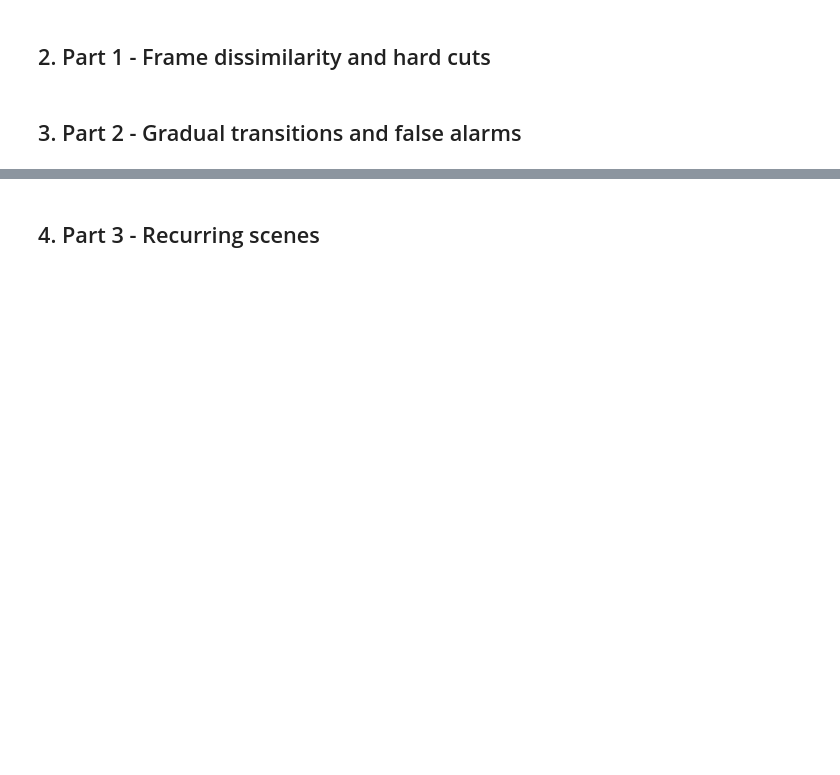
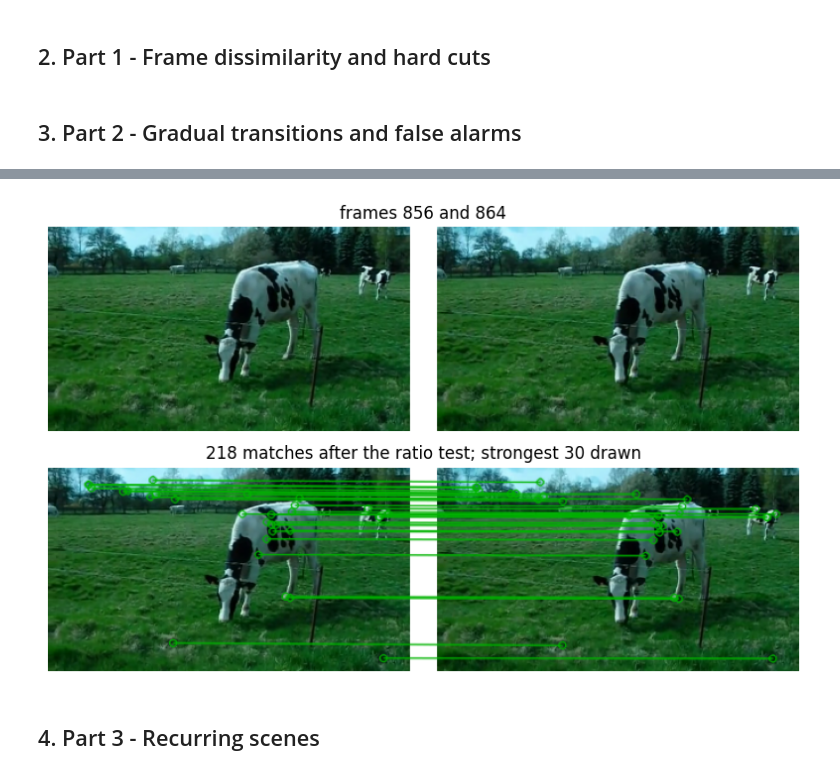
Before and after one commit to GuilhermeAQOS/CV2627, a Jupyter notebook: starter_code/73803_74514/report.ipynb, the cells around one changed output, grey strips where cells are left out. Cells and saved outputs as stored; diff of their text form; code cells hidden in the pictures; blank space fills up the shorter version.

```diff
--- a/starter_code/73803_74514/report.ipynb
+++ b/starter_code/73803_74514/report.ipynb
@@ -216,15 +216,3 @@ ecr            0.714     0.661   0.557 0.605
 ## 2. Part 1 - Frame dissimilarity and hard cuts
 # %% [markdown]
 ## 3. Part 2 - Gradual transitions and false alarms
-# %%
-import verification
-
-# Best grayscale result from part 1
-threshold = best_results["histogram"][0]
-
-signal = signals_by_video["dev_01"]["histogram"]
-frames = videos["dev_01"]
-candidates = np.where(signal > threshold)[0]
-
-kept = verification.verify_cuts(frames, candidates, gap=4, min_matches=20)
-print(kept)
@@ -233,3 +290,44 @@ print(kept)
+# %%
+name = "dev_01"
+gap = 4
+best_min = max(rows, key=lambda row: row[3])[0]
+candidates, match_num = match_list[name]
+rejected = candidates[match_num >= best_min]
+gt_cuts = np.array([t["start"] for t in ground_truth[name]["transitions"]])
+false_alarms = [int(t) for t in rejected if np.all(np.abs(gt_cuts - t) > 2)]
+t = false_alarms[0]
+
+frames = videos[name]
+good, kp_a, kp_b = verification.sift_match(frames[t - gap], frames[t + gap])
+gap_px = 24
+shown = sorted(good, key=lambda m: m.distance)[:30]
+left = cv2.copyMakeBorder(
+    frames[t - gap], 0, 0, 0, gap_px, cv2.BORDER_CONSTANT, value=(255, 255, 255)
+)
+vis = cv2.drawMatches(
+    left, kp_a, frames[t + gap], kp_b, shown, None,
+    matchColor=(0, 180, 0),
+    flags=cv2.DrawMatchesFlags_NOT_DRAW_SINGLE_POINTS,
+)
+
+fig, axes = plt.subplots(2, 1, figsize=(12, 5))
+axes[0].imshow(cv2.cvtColor(
+    np.concatenate([
+        frames[t - gap],
+        np.full((frames[t - gap].shape[0], gap_px, 3), 255, np.uint8),
+        frames[t + gap],
+    ], axis=1),
+    cv2.COLOR_BGR2RGB,
+))
+axes[0].set_title(f"frames {t - gap} and {t + gap}")
+axes[1].imshow(cv2.cvtColor(vis, cv2.COLOR_BGR2RGB))
+axes[1].set_title(f"{len(good)} matches after the ratio test; strongest {len(shown)} drawn")
+for ax in axes:
+    ax.axis("off")
+plt.tight_layout()
+plt.show()
+# %% [output]
+[figure, added]
 # %% [markdown]
 ## 4. Part 3 - Recurring scenes
 # %% [markdown]
```
Also changed, not shown: parts of 2 cells of this notebook, 2 other files.
